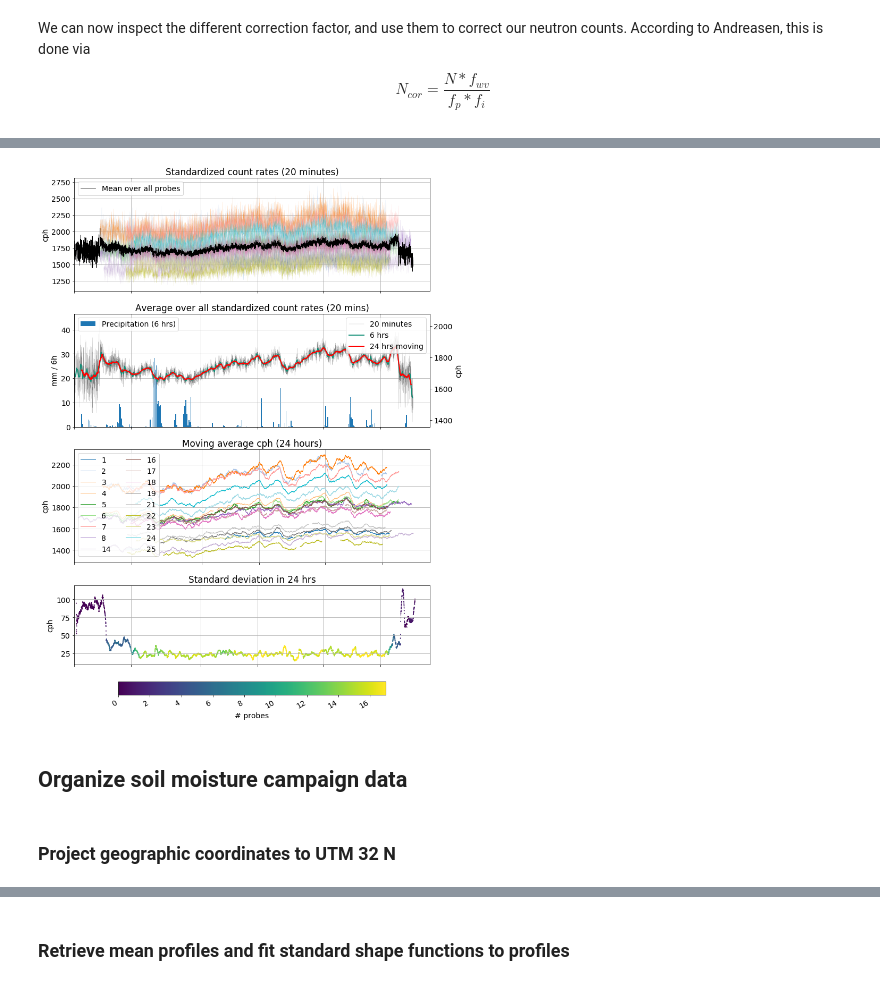
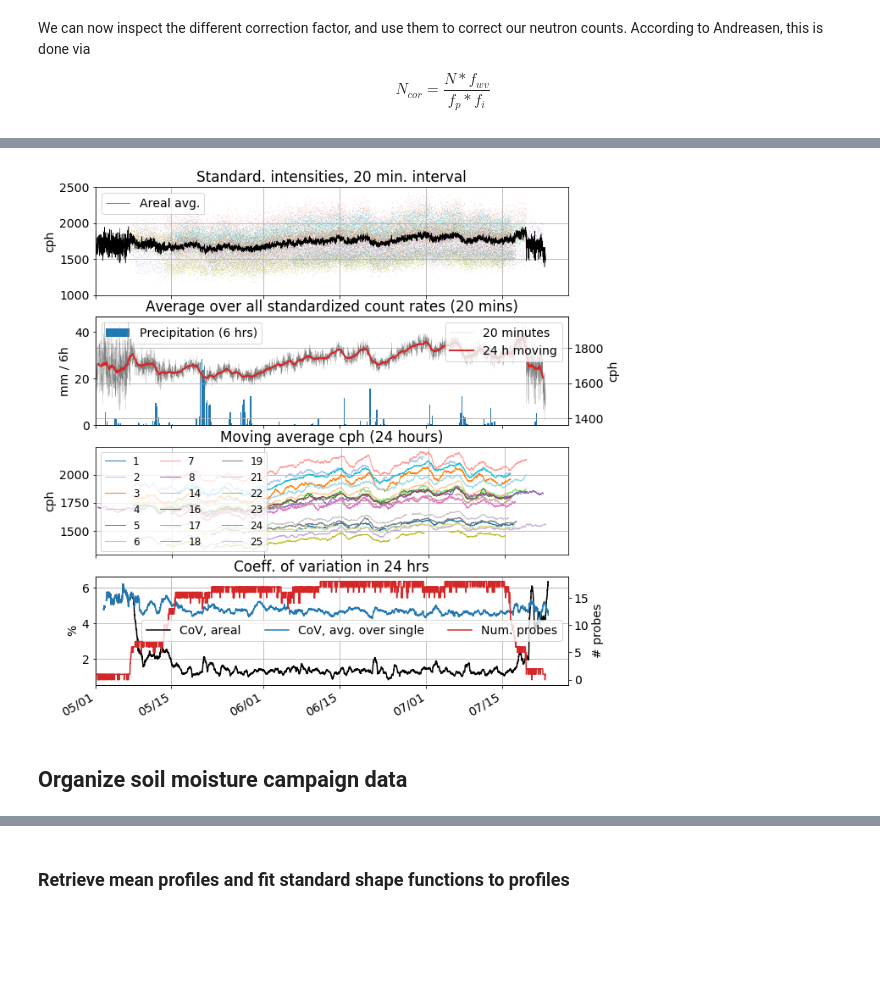
Before and after one commit to heistermann/cosmicsense, a Jupyter notebook: docs/source/notebooks/jfc1_process_wradlib.ipynb, the cells around one changed output, grey strips where cells are left out. Drawn from its saved outputs; the diff is of its cells as text; code cells hidden in the pictures; blank space fills up the shorter version.

```diff
--- a/docs/source/notebooks/jfc1_process_wradlib.ipynb
+++ b/docs/source/notebooks/jfc1_process_wradlib.ipynb
@@ -516,82 +640,96 @@ for id in crns20c.keys():
+# %%
+arealcph = np.zeros((len(crns20c),len(xxyy)))
+for i in range(len(arealcph)):
+    tmp = np.array(crns20c.iloc[i]).reshape((-1,1))
+    goodix = ~np.isnan(tmp).ravel()
+    arealcph[i] = np.sum(tmp[goodix] * allw[goodix], axis=0) / allw[goodix].sum(axis=0)
+# %%
+crns20c["arealavg"] = np.nanmean(arealcph, axis=1)
+# %%
+arealavg24h_mean = crns20c["arealavg"].rolling("24H", min_periods=3*24-5).mean()
+arealavg24h_std = crns20c["arealavg"].rolling("24H", min_periods=3*24-5).std()
+arealavg24h_cov = 100 * arealavg24h_std / arealavg24h_mean
+# %%
+ids = np.array(attrs[attrs.hasdata].id)
+singlecrns24h_mean = crns20c[ids].rolling("24H", min_periods=3*24-5).mean()
+singlecrns24h_std = crns20c[ids].rolling("24H", min_periods=3*24-5).std()
+singlecrns24h_cov = 100 * singlecrns24h_std / singlecrns24h_mean
+singlecrns24h_cov_mean = singlecrns24h_cov.mean(axis=1)
 # %%
 plt.rc('font', **{'size'   : 14})
-ids = np.array(attrs[attrs.hasdata].id)
+
 colors = plt.cm.tab20(np.linspace(0,1,len(ids)))
 
-fig, ax = plt.subplots(nrows=4, figsize=(12,20))
+fig, ax = plt.subplots(nrows=4, figsize=(10,12))
 
 plt.sca(ax[0])
 for i, id in enumerate(ids):
-    plt.plot(crns20c.index, crns20c[id], color=colors[i], lw=0.1)
-mpl = plt.plot(crns20c.index, crns20c[ids].mean(axis=1), color="black", label="Mean over all probes", lw=0.8)
-#plt.legend(ncol=2)
-#plt.ylim(6500, 10000)
+    plt.plot(crns20c.index, crns20c[id], color=colors[i], lw=0, marker=".", ms=1, mec="None")
+#mpl = plt.plot(crns20c.index, crns20c[ids].mean(axis=1), color="black", label="Mean over all probes", lw=0.8)
+mpl = plt.plot(crns20c.index, crns20c["arealavg"], color="black", label="Areal avg.", lw=0.5)
 plt.grid()
-plt.title("Standardized count rates (20 minutes)")
+plt.title("Standard. intensities, 20 min. interval")
 ax[0].xaxis.set_major_formatter(mdates.DateFormatter('%m/%d'))
 plt.xlim(min_dtime-dt.timedelta(hours=1), None)
-plt.legend(mpl, ["Mean over all probes"])
+plt.legend(mpl, ["Areal avg."])
 plt.ylabel("cph")
+plt.ylim(1000, 2500)
 
 plt.sca(ax[1])
-#plt.plot(prec["2019-05-01":].index, prec["2019-05-01":].depth.cumsum(), "--", color="black")
-#plt.plot(meteo["2019-05-01":].index, meteo["2019-05-01":].precip.cumsum(), "--", color="blue")
-#tmp = meteo.precip.resample("6H", loffset=dt.timedelta(hours=3)).sum()
 tmp = prec.depth.resample("6H", loffset=dt.timedelta(hours=3)).sum()
 plt.bar(tmp.index, tmp, linewidth=0, width=0.2,  label="Precipitation (6 hrs)")
 plt.legend(loc="upper left")
-plt.grid()
+#plt.grid()
 plt.ylabel("mm / 6h")
 
 ax2 = ax[1].twinx()
-plt.plot(crns20c.index, crns20c[ids].mean(axis=1), lw=0.2, color="grey", label="20 minutes")
-tmp = crns20c[ids].mean(axis=1).resample("6H", closed="right", loffset=dt.timedelta(hours=3)).mean()
-plt.plot(tmp.index, tmp, lw=2, label="6 hrs", color="#148f77")
-#tmp = crns20c[ids].mean(axis=1).resample("24H", closed="right", loffset=dt.timedelta(hours=12)).mean()
-#plt.plot(tmp.index, tmp, lw=2, label="24 hrs", color="#e67e22")
-tmp = crns20c[ids].mean(axis=1).rolling("24H", min_periods=3*24-5).mean()
-plt.plot(tmp.index-dt.timedelta(hours=12), tmp, lw=2, color="red", label="24 hrs moving")
+plt.plot(crns20c.index, crns20c["arealavg"], lw=0.2, color="grey", label="20 minutes")
+plt.plot(crns20c.index-dt.timedelta(hours=12), arealavg24h_mean, lw=2, color="tab:red", label="24 h moving")
 plt.xlim(ax[0].get_xlim())
 #ax[1].xaxis.set_major_formatter(mdates.DateFormatter('%m/%d'))
 plt.xlim(min_dtime-dt.timedelta(hours=1), None)
 #plt.ylim(7600, 8600)
-#plt.grid()
+plt.grid()
 plt.legend(loc="upper right")
 plt.title("Average over all standardized count rates (20 mins)")
 ax2.xaxis.set_major_formatter(mdates.DateFormatter('%m/%d'))
 plt.ylabel("cph")
 
 plt.sca(ax[2])
 crns24hchst = crns20c.resample("24H").mean()
 for i, id in enumerate(ids):
     tmp = crns20c[id].rolling("24H", min_periods=3*24-10).mean()
     plt.plot(tmp.index-dt.timedelta(hours=12), tmp, lw=1, color=colors[i], label=(str(id)))
     #plt.plot(crns24hchst.index+dt.timedelta(hours=12), crns24hchst[id], color=colors[i])
 #plt.ylim(7600, 8800)
 plt.grid()
 plt.title("Moving average cph (24 hours)")
 ax[2].xaxis.set_major_formatter(mdates.DateFormatter('%m/%d'))
 plt.xlim(min_dtime-dt.timedelta(hours=1), None)
-plt.legend(ncol=2, loc="upper left")
+plt.legend(ncol=3, loc="upper left", fontsize=12)
 plt.ylabel("cph")
 
 plt.sca(ax[3])
-#tmp = crns20c[ids[1:]].mean(axis=1).resample("24H").std()
 tmp = crns20c[ids].mean(axis=1).rolling("24H").std()
-tmp2 = crns20c[ids].count(axis=1).rolling("24H").min()
-cp = plt.scatter(tmp.index + dt.timedelta(hours=12), tmp, c=np.array(tmp2), s=1)
-cb = plt.colorbar(cp, orientation="horizontal", shrink=0.75)
-cb.set_label("# probes")
+tmp2 = crns20c[ids].count(axis=1)#.rolling("24H").mean()
+plareal = plt.plot(crns20c.index + dt.timedelta(hours=12), arealavg24h_cov, color="black")
+plsingle = plt.plot(crns20c.index + dt.timedelta(hours=12), singlecrns24h_cov_mean, color="tab:blue")
 plt.xlim(ax[0].get_xlim())
 ax[3].xaxis.set_major_formatter(mdates.DateFormatter('%m/%d'))
 plt.xlim(min_dtime-dt.timedelta(hours=1), None)
 plt.grid()
-plt.title("Standard deviation in 24 hrs")
-plt.ylabel("cph")
+plt.title("Coeff. of variation in 24 hrs")
+plt.ylabel("%")
+ax4 = ax[3].twinx()
+plnum = plt.plot(tmp2.index, tmp2, color="tab:red", label="# probes")
+plt.ylabel("# probes")
+plt.legend(plareal+plsingle+plnum, ["CoV, areal", "CoV, avg. over single", "Num. probes"], ncol=3)
+ax4.xaxis.set_major_formatter(mdates.DateFormatter('%m/%d'))
+
 
 fig.autofmt_xdate()
 #plt.tight_layout()
 # %% [output]
-[figure, old version]
+[figure, new version]
 # %% [markdown]
 ## Organize soil moisture campaign data
@@ -609,2 +738,0 @@ cyls = pd.read_excel("/media/x/cosmicsense/data/fendt/theta_sheet_merged.xlsx",
-# %% [markdown]
-### Project geographic coordinates to UTM 32 N
```
Also changed, not shown: parts of 93 cells of this notebook, 8 other files.
